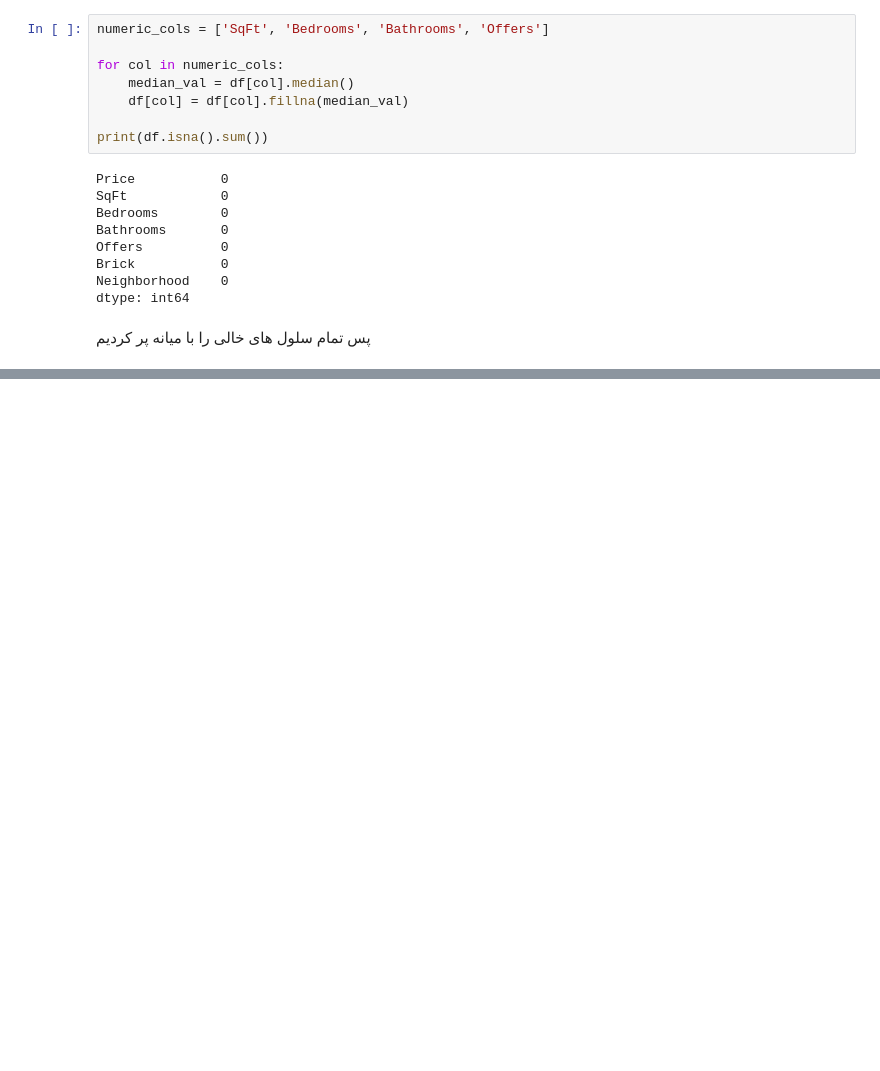
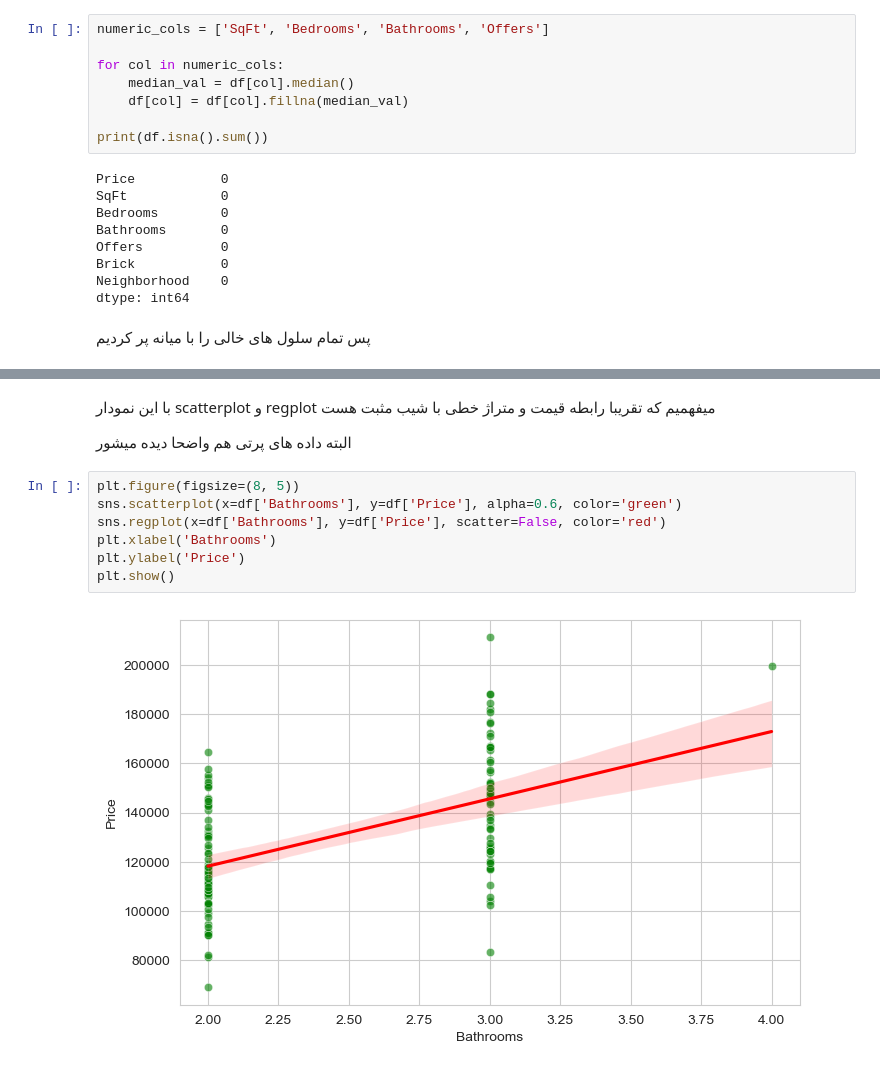
Before and after one commit to aminmahvash/Home-pricing, a Jupyter notebook: home pricing.ipynb, the cells around one changed output, grey strips where cells are left out. Cells and saved outputs as stored; diff of their text form; blank space fills up the shorter version.

```diff
--- a/home pricing.ipynb
+++ b/home pricing.ipynb
@@ -143,0 +178,13 @@ dtype: int64
+# %% [markdown]
+با این نمودار scatterplot و regplot میفهمیم که تقریبا رابطه قیمت و متراژ خطی با شیب مثبت هست
+
+البته داده های پرتی هم واضحا دیده میشور
+# %%
+plt.figure(figsize=(8, 5))
+sns.scatterplot(x=df['Bathrooms'], y=df['Price'], alpha=0.6, color='green')
+sns.regplot(x=df['Bathrooms'], y=df['Price'], scatter=False, color='red')
+plt.xlabel('Bathrooms')
+plt.ylabel('Price')
+plt.show()
+# %% [output]
+[figure, added]
```
Also changed, not shown: parts of 28 cells of this notebook.
